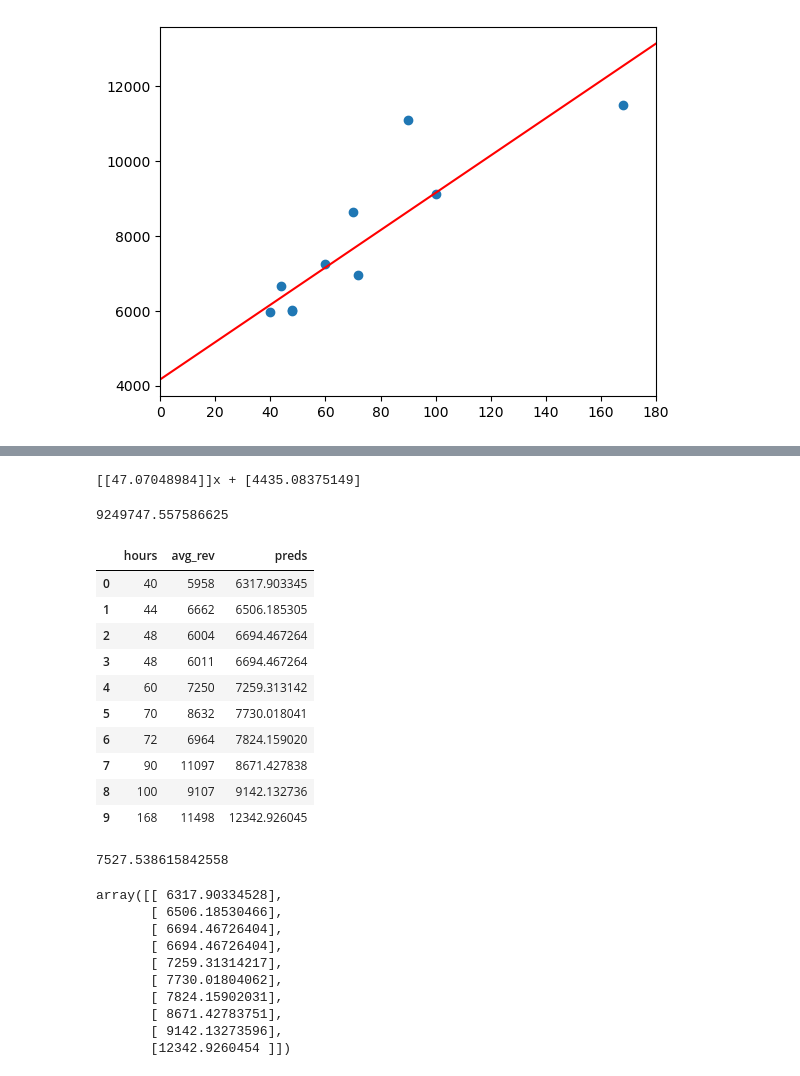
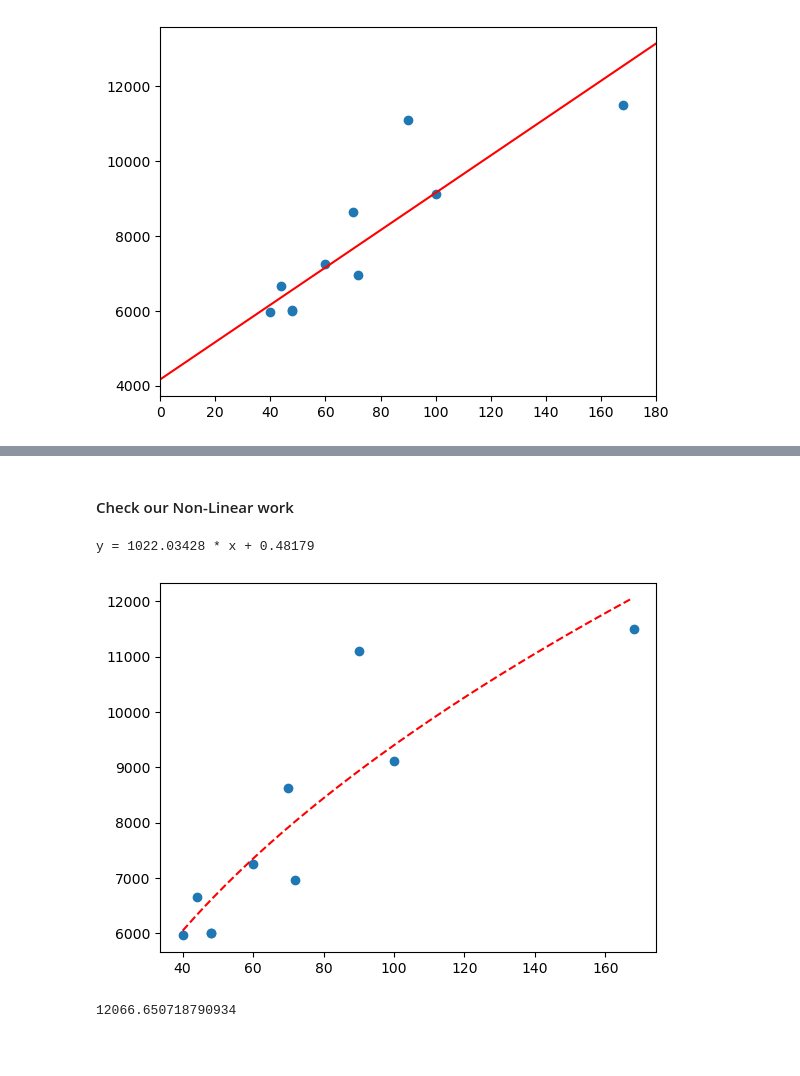
Before and after one commit to tdotkim/nw_msds, a Jupyter notebook: 460_decision_analytics/week_6/Kim_Assignment_3.ipynb, the cells around one changed output, grey strips where cells are left out. Cells and saved outputs as stored; diff of their text form; code cells hidden in the pictures; blank space fills up the shorter version.

Commit message:
completed modeling week6

```diff
--- a/460_decision_analytics/week_6/Kim_Assignment_3.ipynb
+++ b/460_decision_analytics/week_6/Kim_Assignment_3.ipynb
@@ -465,41 +499,37 @@ df
-# %%
-print(f'{lr_model.coef_}x + {lr_model.intercept_}')
-# %% [output]
-[[47.07048984]]x + [4435.08375149]
-# %%
-df['squared_error'].sum()
-# %% [output]
-9249747.557586625
-# %%
-df['error'] = df['preds'] - df['avg_rev']
-
-return (168*model.x + model.y - 11498 == model.r10)
-# %% [output]
-|  | hours | avg_rev | preds |
-| 0 | 40 | 5958 | 6317.903345 |
-| 1 | 44 | 6662 | 6506.185305 |
-| 2 | 48 | 6004 | 6694.467264 |
-| 3 | 48 | 6011 | 6694.467264 |
-| 4 | 60 | 7250 | 7259.313142 |
-| 5 | 70 | 8632 | 7730.018041 |
-| 6 | 72 | 6964 | 7824.159020 |
-| 7 | 90 | 11097 | 8671.427838 |
-| 8 | 100 | 9107 | 9142.132736 |
-| 9 | 168 | 11498 | 12342.926045 |
-# %%
-nlp_predictor(40)
-# %% [output]
-7527.538615842558
-# %%
-lr_preds[0:,]
-# %% [output]
-array([[ 6317.90334528],
-       [ 6506.18530466],
-       [ 6694.46726404],
-       [ 6694.46726404],
-       [ 7259.31314217],
-       [ 7730.01804062],
-       [ 7824.15902031],
-       [ 8671.42783751],
-       [ 9142.13273596],
-       [12342.9260454 ]])
+# %% [markdown]
+#### Check our Non-Linear work
+# %%
+# check our nonlinear work
+import numpy, scipy, matplotlib
+import matplotlib.pyplot as plt
+from scipy.optimize import curve_fit
+from scipy.optimize import differential_evolution
+import warnings
+
+def cfit(x,a,b):
+    return a*(x**b)
+
+popt, _ = curve_fit(cfit, hours_of_operation, average_revenue)
+
+a, b = popt
+print('y = %.5f * x + %.5f' % (a, b))
+
+plt.scatter(hours_of_operation, average_revenue)
+# define a sequence of inputs between the smallest and largest known inputs
+x_line = np.arange(min(hours_of_operation), max(hours_of_operation), 1)
+# calculate the output for the range
+y_line = cfit(x_line, a, b)
+# create a line plot for the mapping function
+plt.plot(x_line, y_line, '--', color='red')
+plt.show()
+# %% [output]
+y = 1022.03428 * x + 0.48179
+[figure, added]
+# %%
+def check_nonlinear_pred(x):
+    y = (a*(x**b))
+    return y
+
+check_nonlinear_pred(168)
+# %% [output]
+12066.650718790934
```
Also changed, not shown: parts of 16 cells of this notebook.
